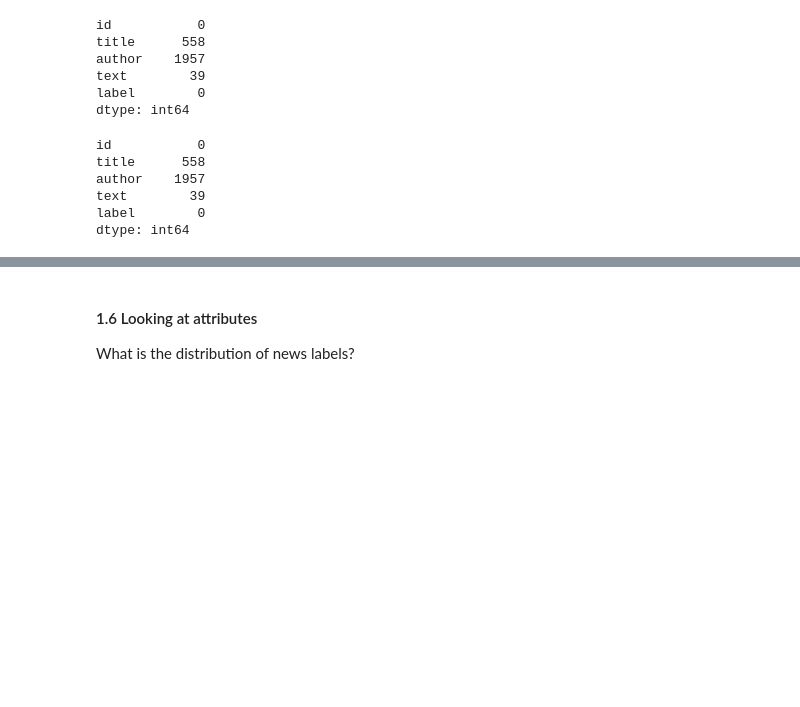
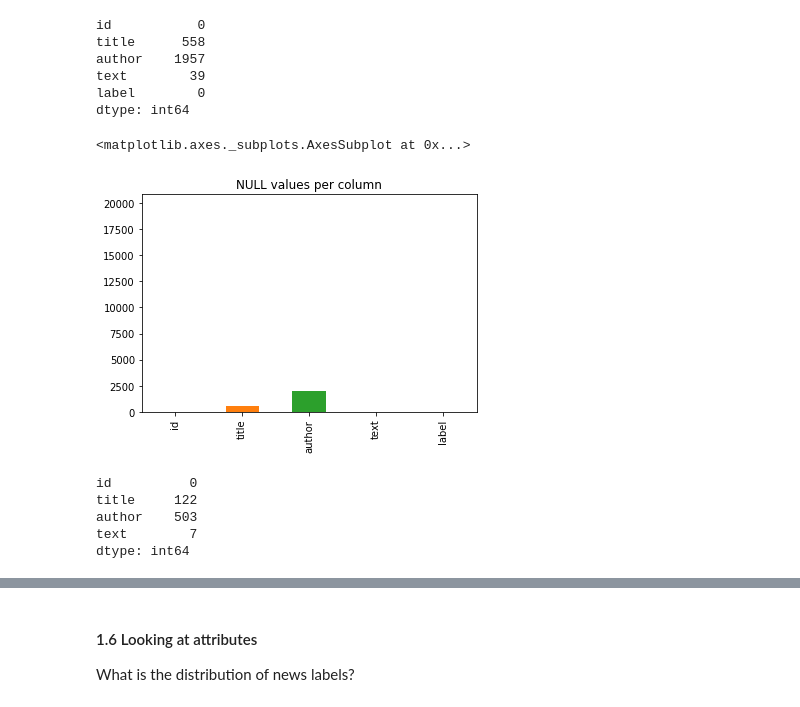
Before and after one commit to pmacinec/fake-news-datasets, a Jupyter notebook: fake_news_datasets.ipynb, the cells around one changed output, grey strips where cells are left out. Drawn from its saved outputs; the diff is of its cells as text; code cells hidden in the pictures; blank space fills up the shorter version.

Commit message:
Add some pair analysis and interesting plots

```diff
--- a/fake_news_datasets.ipynb
+++ b/fake_news_datasets.ipynb
@@ -212,13 +212,17 @@ author    1957
 text        39
 label        0
 dtype: int64
+# %%
+dataset.isnull().sum().plot(kind='bar', ylim=(0, len(dataset)), title='NULL values per column')
+# %% [output]
+<matplotlib.axes._subplots.AxesSubplot at 0x...>
+[figure, added]
 # %%
 # test dataset
-dataset.isnull().sum()
+dataset_test.isnull().sum()
 # %% [output]
-id           0
-title      558
-author    1957
-text        39
-label        0
+id          0
+title     122
+author    503
+text        7
 dtype: int64
```
Also changed, not shown: parts of 32 cells of this notebook.
